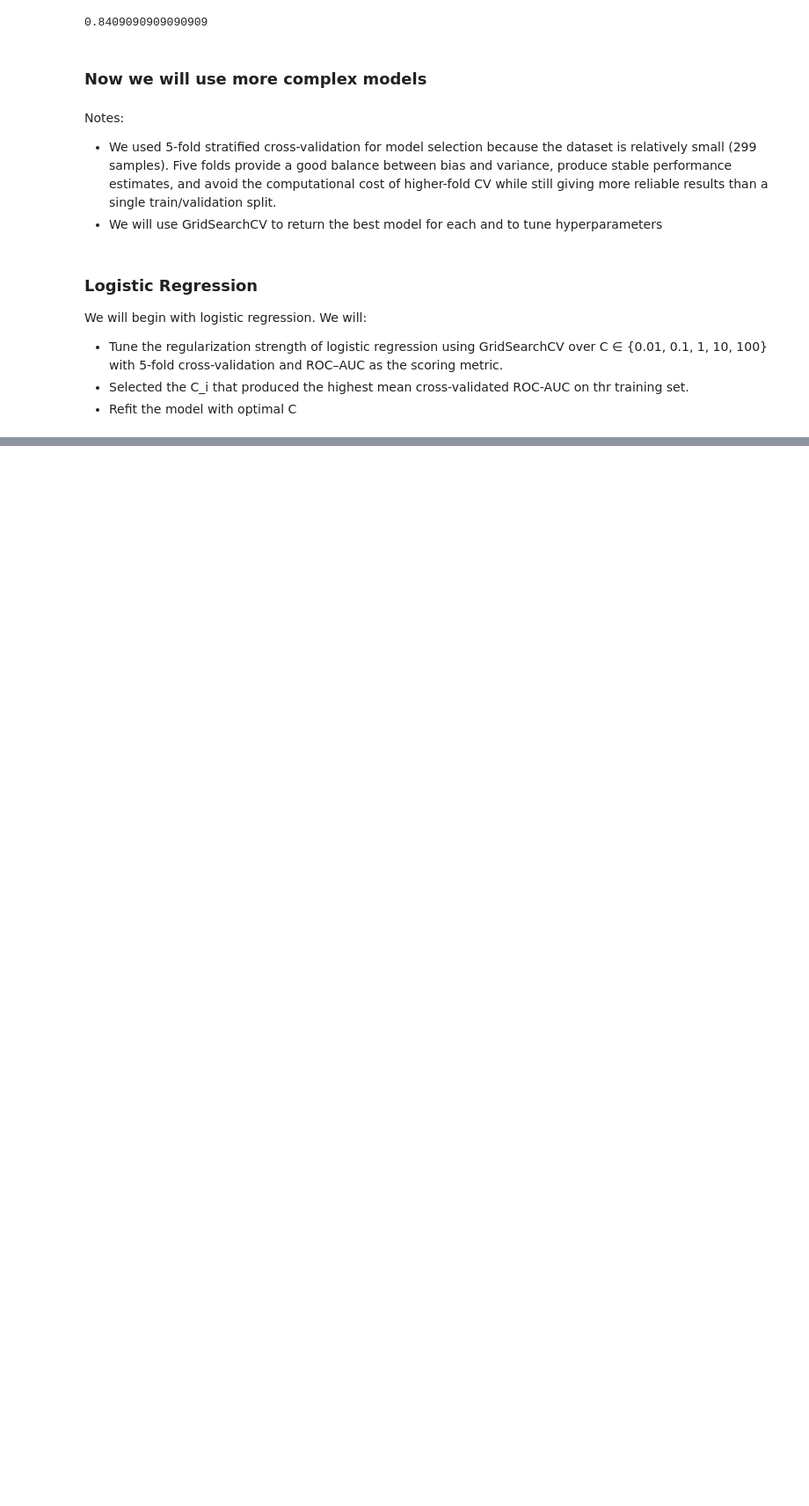
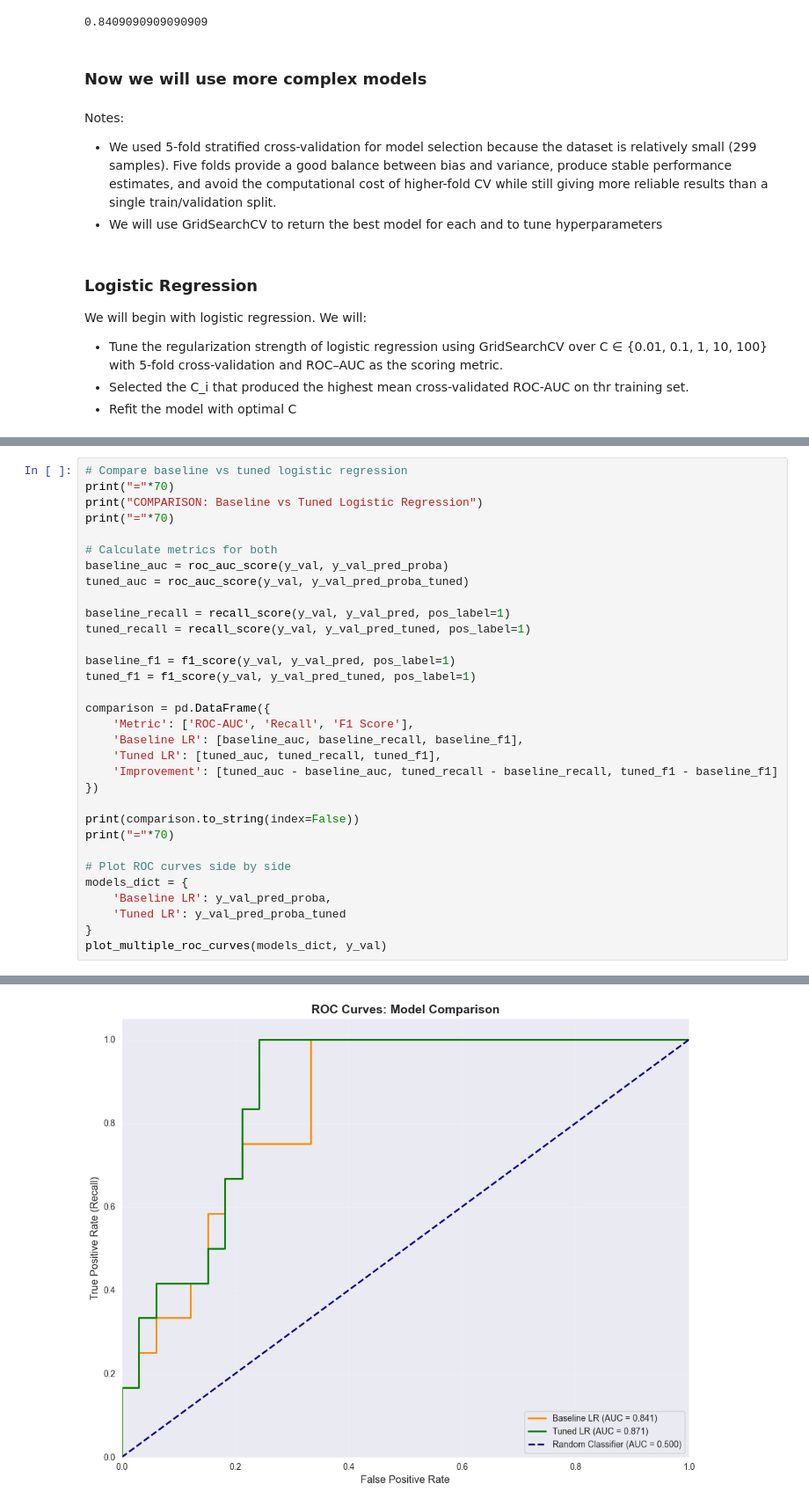
Before and after one commit to DilanDoshi/m148_heart_failure_predictors-, a Jupyter notebook: notebooks/03-ml-and-predictions.ipynb, the cells around one changed output, grey strips where cells are left out. Shown: that part at 88% size. Saved outputs shown, nothing was run; the diff lists cells and outputs as text; blank space fills up the shorter version.

```diff
--- a/notebooks/03-ml-and-predictions.ipynb
+++ b/notebooks/03-ml-and-predictions.ipynb
@@ -300,0 +429,33 @@ We will begin with logistic regression. We will:
+# %%
+# Compare baseline vs tuned logistic regression
+print("="*70)
+print("COMPARISON: Baseline vs Tuned Logistic Regression")
+print("="*70)
+
+# Calculate metrics for both
+baseline_auc = roc_auc_score(y_val, y_val_pred_proba)
+tuned_auc = roc_auc_score(y_val, y_val_pred_proba_tuned)
+
+baseline_recall = recall_score(y_val, y_val_pred, pos_label=1)
+tuned_recall = recall_score(y_val, y_val_pred_tuned, pos_label=1)
+
+baseline_f1 = f1_score(y_val, y_val_pred, pos_label=1)
+tuned_f1 = f1_score(y_val, y_val_pred_tuned, pos_label=1)
+
+comparison = pd.DataFrame({
+    'Metric': ['ROC-AUC', 'Recall', 'F1 Score'],
+    'Baseline LR': [baseline_auc, baseline_recall, baseline_f1],
+    'Tuned LR': [tuned_auc, tuned_recall, tuned_f1],
+    'Improvement': [tuned_auc - baseline_auc, tuned_recall - baseline_recall, tuned_f1 - baseline_f1]
+})
+
+print(comparison.to_string(index=False))
+print("="*70)
+
+# Plot ROC curves side by side
+models_dict = {
+    'Baseline LR': y_val_pred_proba,
+    'Tuned LR': y_val_pred_proba_tuned
+}
+plot_multiple_roc_curves(models_dict, y_val)
+# %% [output]
@@ -300,0 +470 @@ We will begin with logistic regression. We will:
+[figure, added]
```
Also changed, not shown: parts of 8 cells of this notebook.
